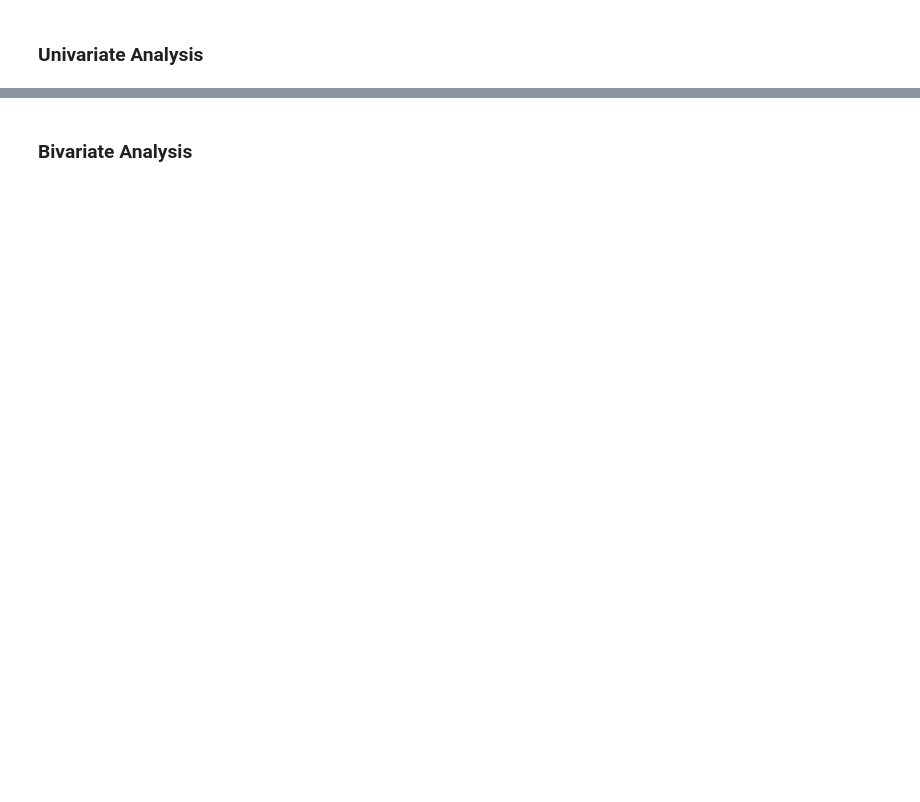
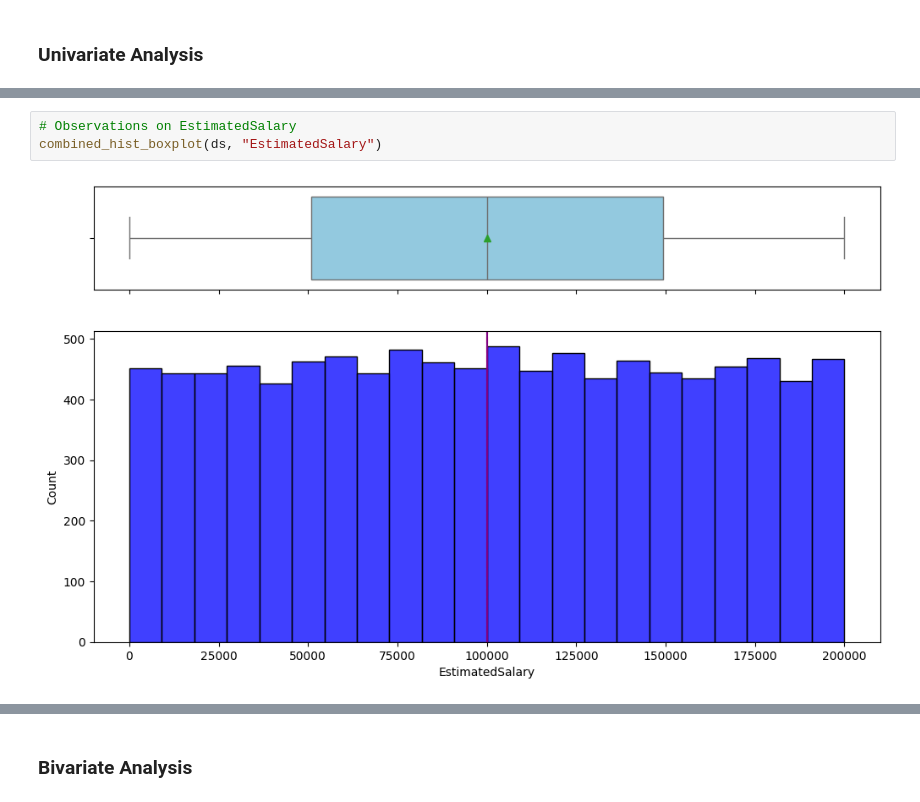
Before and after one commit to developer20sujeet/Python_For_AIML_DataScience, a Jupyter notebook: GreatLearningProject/NLP/1.Bank Churn Prediction/INN_Learner_Notebook_Full_code.ipynb, the cells around one changed output, grey strips where cells are left out. Cells and saved outputs as stored; diff of their text form; blank space fills up the shorter version.

```diff
--- a/GreatLearningProject/NLP/1.Bank Churn Prediction/INN_Learner_Notebook_Full_code.ipynb
+++ b/GreatLearningProject/NLP/1.Bank Churn Prediction/INN_Learner_Notebook_Full_code.ipynb
@@ -52,0 +396,5 @@ You as a Data scientist with the  bank need to  build a neural network based cla
+# %%
+# Observations on EstimatedSalary
+combined_hist_boxplot(ds, "EstimatedSalary")
+# %% [output]
+[figure, added]
```
Also changed, not shown: parts of 81 cells of this notebook, 2 other files.
